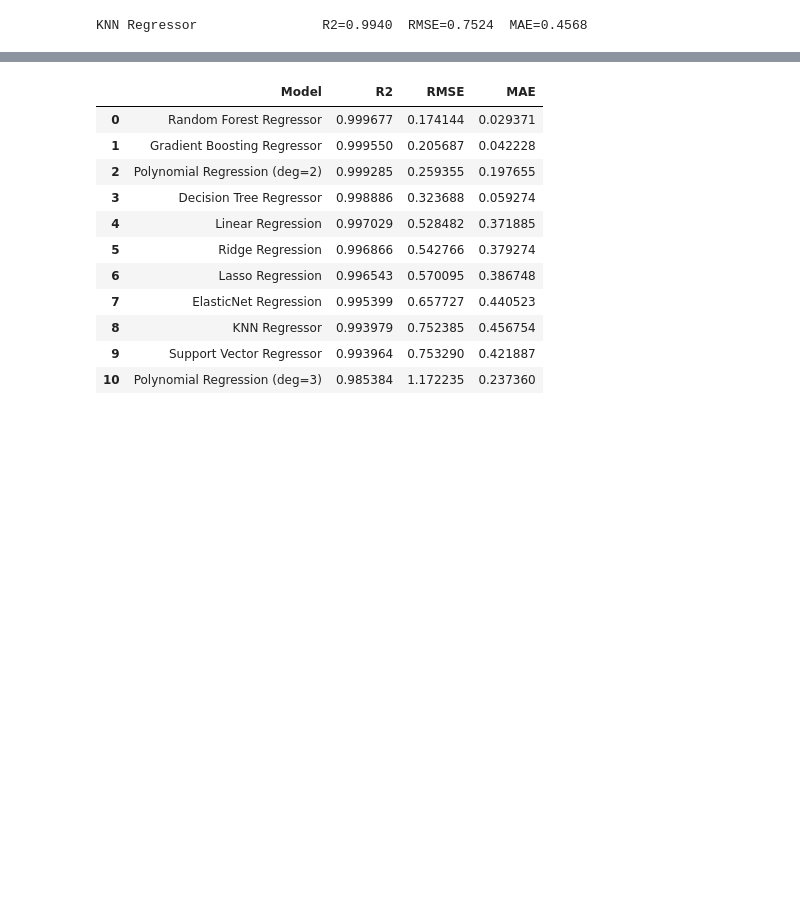
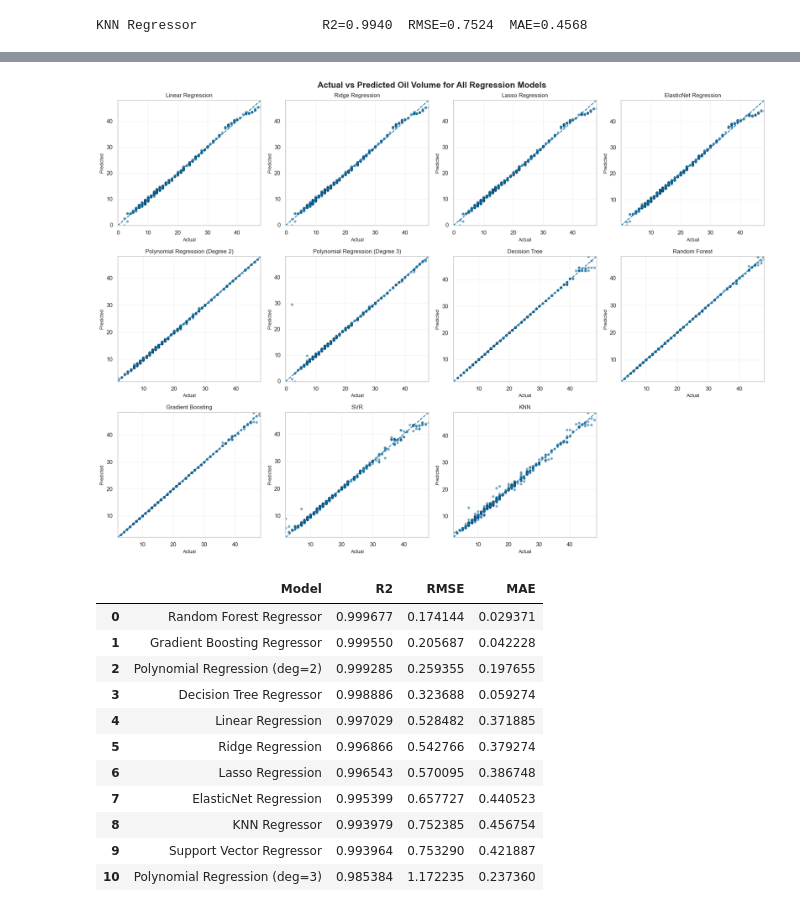
Before and after one commit to Kamalini29/ML-Capstone, a Jupyter notebook: notebooks/Regression.ipynb, the cells around one changed output, grey strips where cells are left out. Cells and saved outputs as stored; diff of their text form; code cells hidden in the pictures; blank space fills up the shorter version.

```diff
--- a/notebooks/Regression.ipynb
+++ b/notebooks/Regression.ipynb
@@ -324,3 +601,96 @@ KNN Regressor                R2=0.9940  RMSE=0.7524  MAE=0.4568
+# %%
+# ============================================================
+# ACTUAL VS PREDICTED - ALL MODELS IN ONE GRID
+# ============================================================
+
+models = [
+    ("Linear Regression", lin),
+    ("Ridge Regression", ridge),
+    ("Lasso Regression", lasso),
+    ("ElasticNet Regression", enet),
+    ("Polynomial Regression (Degree 2)", None),
+    ("Polynomial Regression (Degree 3)", None),
+    ("Decision Tree", dtree),
+    ("Random Forest", rf),
+    ("Gradient Boosting", gbr),
+    ("SVR", svr),
+    ("KNN", knn)
+]
+
+# Create polynomial models
+poly2 = Pipeline([
+    ("poly", PolynomialFeatures(degree=2, include_bias=False)),
+    ("linreg", LinearRegression())
+])
+
+poly3 = Pipeline([
+    ("poly", PolynomialFeatures(degree=3, include_bias=False)),
+    ("linreg", LinearRegression())
+])
+
+poly2.fit(X_train_scaled, y_train)
+poly3.fit(X_train_scaled, y_train)
+
+# Replace polynomial None values
+models[4] = ("Polynomial Regression (Degree 2)", poly2)
+models[5] = ("Polynomial Regression (Degree 3)", poly3)
+
+
+# Create 3 x 4 grid
+fig, axes = plt.subplots(3, 4, figsize=(18, 13))
+
+axes = axes.flatten()
+
+for ax, (name, model) in zip(axes, models):
+
+    # Predictions
+    y_pred = model.predict(X_test_scaled)
+
+    # Scatter plot
+    ax.scatter(
+        y_test,
+        y_pred,
+        s=18,
+        alpha=0.55,
+        edgecolors="black",
+        linewidths=0.3
+    )
+
+    # Ideal prediction line
+    min_val = min(y_test.min(), y_pred.min())
+    max_val = max(y_test.max(), y_pred.max())
+
+    ax.plot(
+        [min_val, max_val],
+        [min_val, max_val],
+        linestyle="--",
+        linewidth=1.5
+    )
+
+    ax.set_title(name, fontsize=11)
+    ax.set_xlabel("Actual", fontsize=9)
+    ax.set_ylabel("Predicted", fontsize=9)
+
+    ax.grid(True, alpha=0.25)
+
+    # Same scale for every model
+    ax.set_xlim(min_val, max_val)
+    ax.set_ylim(min_val, max_val)
+
+
+# Hide unused 12th subplot
+axes[-1].axis("off")
+
+plt.suptitle(
+    "Actual vs Predicted Oil Volume for All Regression Models",
+    fontsize=16,
+    fontweight="bold"
+)
+
+plt.tight_layout()
+plt.show()
+# %% [output]
+[figure, added]
 # %%
 results_df = pd.DataFrame(results).sort_values("R2", ascending=False).reset_index(drop=True)
 results_df
```
Also changed, not shown: parts of 3 cells of this notebook.
